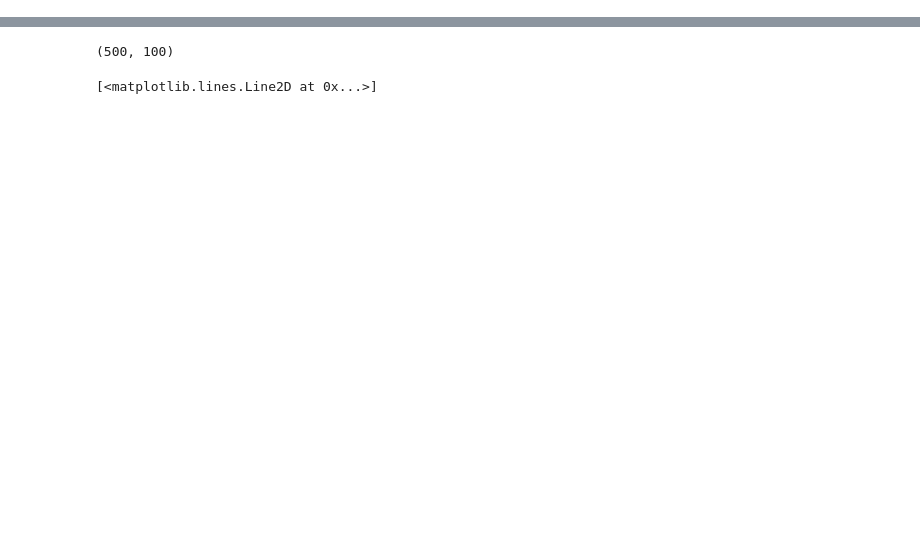
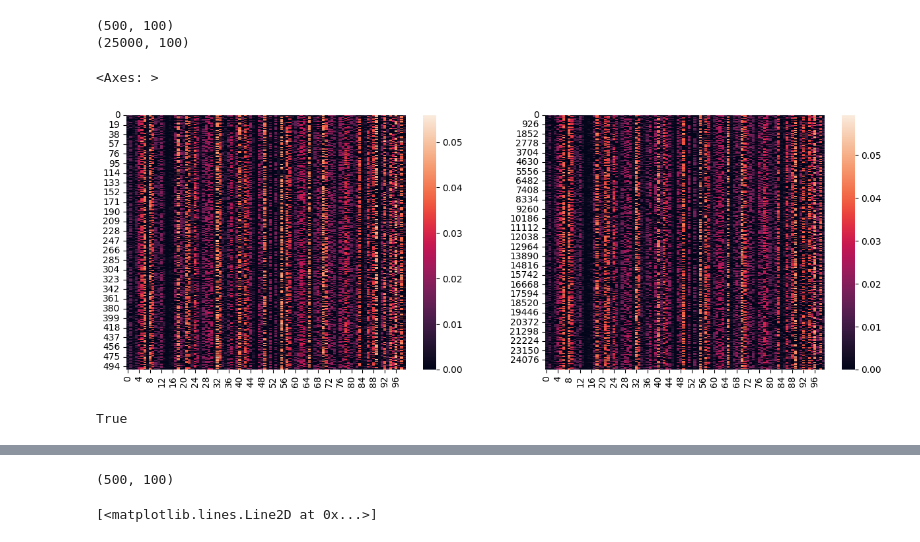
Before and after one commit to rkdan/Keystone, a Jupyter notebook: notebook.ipynb, the cells around one changed output, grey strips where cells are left out. Cells and saved outputs as stored; diff of their text form; code cells hidden in the pictures; blank space fills up the shorter version.

```diff
--- a/notebook.ipynb
+++ b/notebook.ipynb
@@ -1,3 +3,24 @@
+# %%
+qtrn = np.genfromtxt('data/DKI_data/qtrn.csv', delimiter=',')
+qtst = np.genfromtxt('data/DKI_data/qtst.csv', delimiter=',')
+# %%
+print(qtrn.shape)
+print(qtst.shape)
+# %% [output]
+(500, 100)
+(25000, 100)
+# %%
+import seaborn as sns
+fig, (ax1, ax2) = plt.subplots(1, 2, figsize=(15, 5))
+sns.heatmap(qtrn, ax=ax1)
+sns.heatmap(qtst, ax=ax2)
+# %% [output]
+<Axes: >
+[figure, added]
+# %%
+(qtrn == qtrn).all()
+# %% [output]
+True
 # %%
 from keystone.model import Net
 from main import train
```
Also changed, not shown: parts of 31 cells of this notebook, 10 other files.
